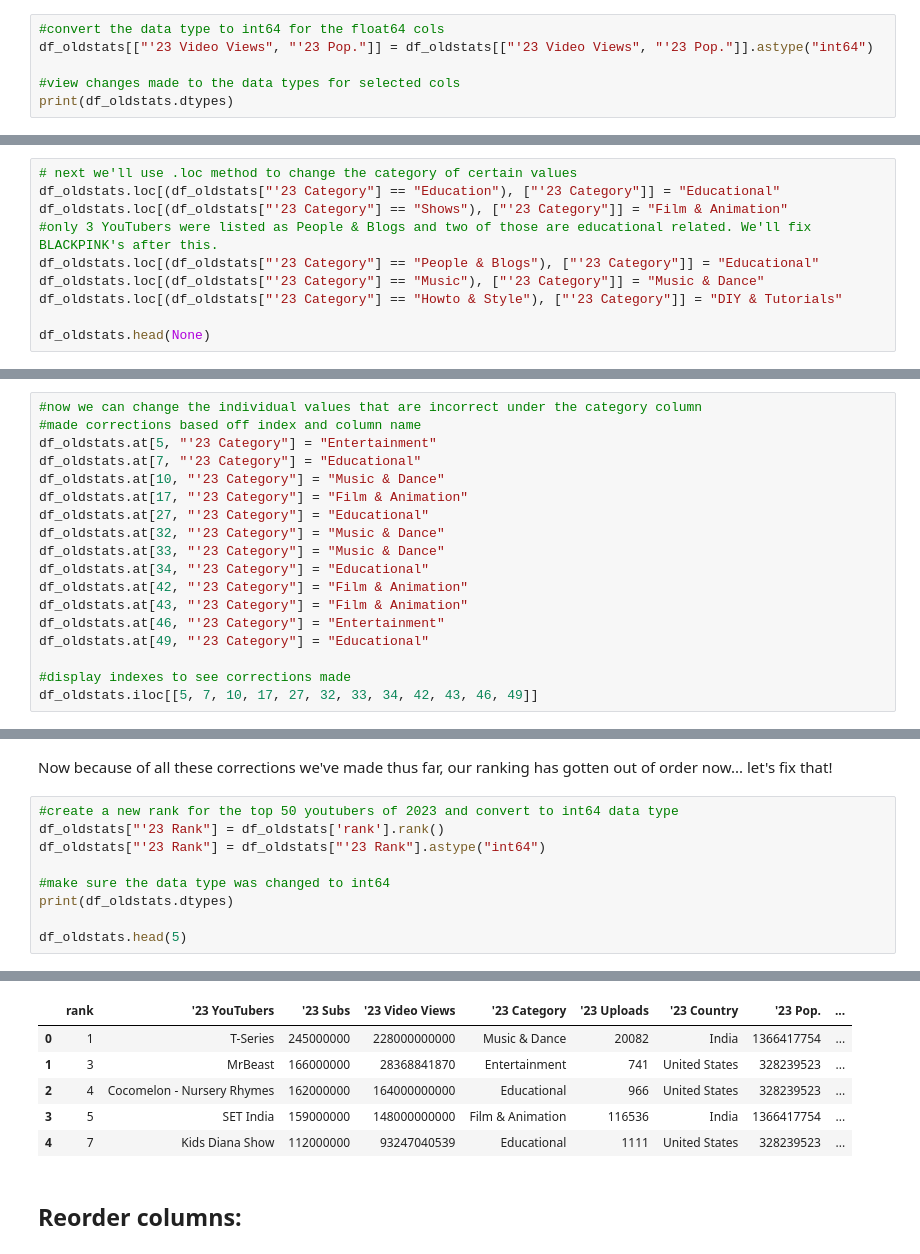
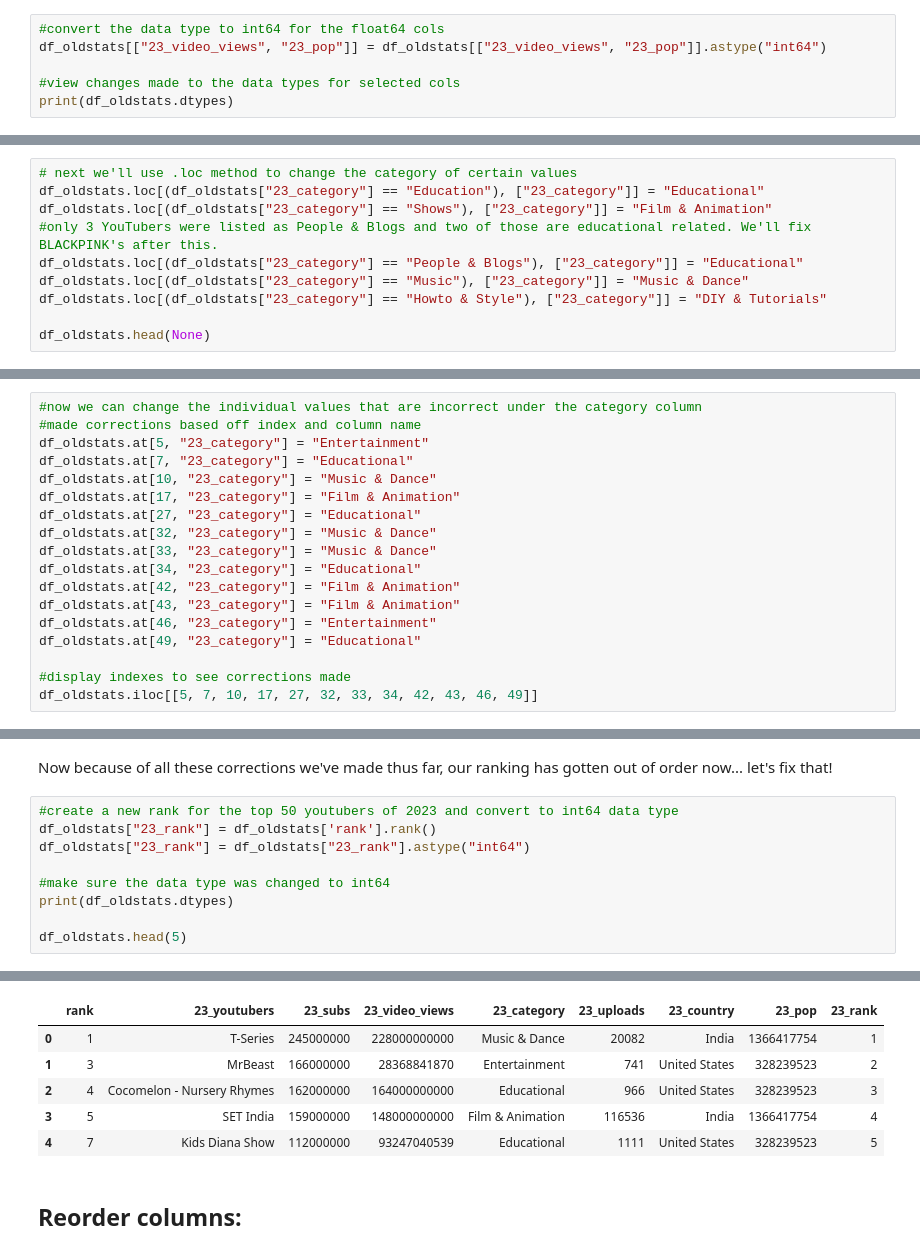
Before and after one commit to metguy/trending_youtubers, a Jupyter notebook: 2023_YouTuber_Analysis.ipynb, the cells around one changed output, grey strips where cells are left out. Saved outputs shown, nothing was run; the diff lists cells and outputs as text.

```diff
--- a/2023_YouTuber_Analysis.ipynb
+++ b/2023_YouTuber_Analysis.ipynb
@@ -164,7 +164,7 @@ rank                 int64
 dtype: object
 # %%
 #convert the data type to int64 for the float64 cols
-df_oldstats[["'23 Video Views", "'23 Pop."]] = df_oldstats[["'23 Video Views", "'23 Pop."]].astype("int64")
+df_oldstats[["23_video_views", "23_pop"]] = df_oldstats[["23_video_views", "23_pop"]].astype("int64")
 
 #view changes made to the data types for selected cols
 print(df_oldstats.dtypes)
@@ -250,12 +250,12 @@ array(['Music', 'Entertainment', 'Education', 'Shows', 'People & Blogs',
       dtype=object)
 # %%
 # next we'll use .loc method to change the category of certain values
-df_oldstats.loc[(df_oldstats["'23 Category"] == "Education"), ["'23 Category"]] = "Educational"
-df_oldstats.loc[(df_oldstats["'23 Category"] == "Shows"), ["'23 Category"]] = "Film & Animation"
+df_oldstats.loc[(df_oldstats["23_category"] == "Education"), ["23_category"]] = "Educational"
+df_oldstats.loc[(df_oldstats["23_category"] == "Shows"), ["23_category"]] = "Film & Animation"
 #only 3 YouTubers were listed as People & Blogs and two of those are educational related. We'll fix BLACKPINK's after this.
-df_oldstats.loc[(df_oldstats["'23 Category"] == "People & Blogs"), ["'23 Category"]] = "Educational"
-df_oldstats.loc[(df_oldstats["'23 Category"] == "Music"), ["'23 Category"]] = "Music & Dance"
-df_oldstats.loc[(df_oldstats["'23 Category"] == "Howto & Style"), ["'23 Category"]] = "DIY & Tutorials"
+df_oldstats.loc[(df_oldstats["23_category"] == "People & Blogs"), ["23_category"]] = "Educational"
+df_oldstats.loc[(df_oldstats["23_category"] == "Music"), ["23_category"]] = "Music & Dance"
+df_oldstats.loc[(df_oldstats["23_category"] == "Howto & Style"), ["23_category"]] = "DIY & Tutorials"
 
 df_oldstats.head(None)
 # %% [output]
@@ -279,18 +279,18 @@ df_oldstats.head(None)
 # %%
 #now we can change the individual values that are incorrect under the category column
 #made corrections based off index and column name
-df_oldstats.at[5, "'23 Category"] = "Entertainment"
-df_oldstats.at[7, "'23 Category"] = "Educational"
-df_oldstats.at[10, "'23 Category"] = "Music & Dance"
-df_oldstats.at[17, "'23 Category"] = "Film & Animation"
-df_oldstats.at[27, "'23 Category"] = "Educational"
-df_oldstats.at[32, "'23 Category"] = "Music & Dance"
-df_oldstats.at[33, "'23 Category"] = "Music & Dance"
-df_oldstats.at[34, "'23 Category"] = "Educational"
-df_oldstats.at[42, "'23 Category"] = "Film & Animation"
-df_oldstats.at[43, "'23 Category"] = "Film & Animation"
-df_oldstats.at[46, "'23 Category"] = "Entertainment"
-df_oldstats.at[49, "'23 Category"] = "Educational"
+df_oldstats.at[5, "23_category"] = "Entertainment"
+df_oldstats.at[7, "23_category"] = "Educational"
+df_oldstats.at[10, "23_category"] = "Music & Dance"
+df_oldstats.at[17, "23_category"] = "Film & Animation"
+df_oldstats.at[27, "23_category"] = "Educational"
+df_oldstats.at[32, "23_category"] = "Music & Dance"
+df_oldstats.at[33, "23_category"] = "Music & Dance"
+df_oldstats.at[34, "23_category"] = "Educational"
+df_oldstats.at[42, "23_category"] = "Film & Animation"
+df_oldstats.at[43, "23_category"] = "Film & Animation"
+df_oldstats.at[46, "23_category"] = "Entertainment"
+df_oldstats.at[49, "23_category"] = "Educational"
 
 #display indexes to see corrections made
 df_oldstats.iloc[[5, 7, 10, 17, 27, 32, 33, 34, 42, 43, 46, 49]]
@@ -314,8 +314,8 @@ df_oldstats.iloc[[5, 7, 10, 17, 27, 32, 33, 34, 42, 43, 46, 49]]
 Now because of all these corrections we've made thus far, our ranking has gotten out of order now... let's fix that!
 # %%
 #create a new rank for the top 50 youtubers of 2023 and convert to int64 data type
-df_oldstats["'23 Rank"] = df_oldstats['rank'].rank()
-df_oldstats["'23 Rank"] = df_oldstats["'23 Rank"].astype("int64")
+df_oldstats["23_rank"] = df_oldstats['rank'].rank()
+df_oldstats["23_rank"] = df_oldstats["23_rank"].astype("int64")
 
 #make sure the data type was changed to int64
 print(df_oldstats.dtypes)
@@ -334,10 +334,10 @@ rank                int64
 dtype: object
-|  | rank | '23 YouTubers | '23 Subs | '23 Video Views | '23 Category | '23 Uploads | '23 Country | '23 Pop. | ... |
-| 0 | 1 | T-Series | 245000000 | 228000000000 | Music & Dance | 20082 | India | 1366417754 | ... |
-| 1 | 3 | MrBeast | 166000000 | 28368841870 | Entertainment | 741 | United States | 328239523 | ... |
-| 2 | 4 | Cocomelon - Nursery Rhymes | 162000000 | 164000000000 | Educational | 966 | United States | 328239523 | ... |
-| 3 | 5 | SET India | 159000000 | 148000000000 | Film & Animation | 116536 | India | 1366417754 | ... |
-| 4 | 7 | Kids Diana Show | 112000000 | 93247040539 | Educational | 1111 | United States | 328239523 | ... |
+|  | rank | 23_youtubers | 23_subs | 23_video_views | 23_category | 23_uploads | 23_country | 23_pop | 23_rank |
+| 0 | 1 | T-Series | 245000000 | 228000000000 | Music & Dance | 20082 | India | 1366417754 | 1 |
+| 1 | 3 | MrBeast | 166000000 | 28368841870 | Entertainment | 741 | United States | 328239523 | 2 |
+| 2 | 4 | Cocomelon - Nursery Rhymes | 162000000 | 164000000000 | Educational | 966 | United States | 328239523 | 3 |
+| 3 | 5 | SET India | 159000000 | 148000000000 | Film & Animation | 116536 | India | 1366417754 | 4 |
+| 4 | 7 | Kids Diana Show | 112000000 | 93247040539 | Educational | 1111 | United States | 328239523 | 5 |
 # %% [markdown]
 ## Reorder columns:
 # %% [markdown]
```
Also changed, not shown: parts of 14 cells of this notebook.
